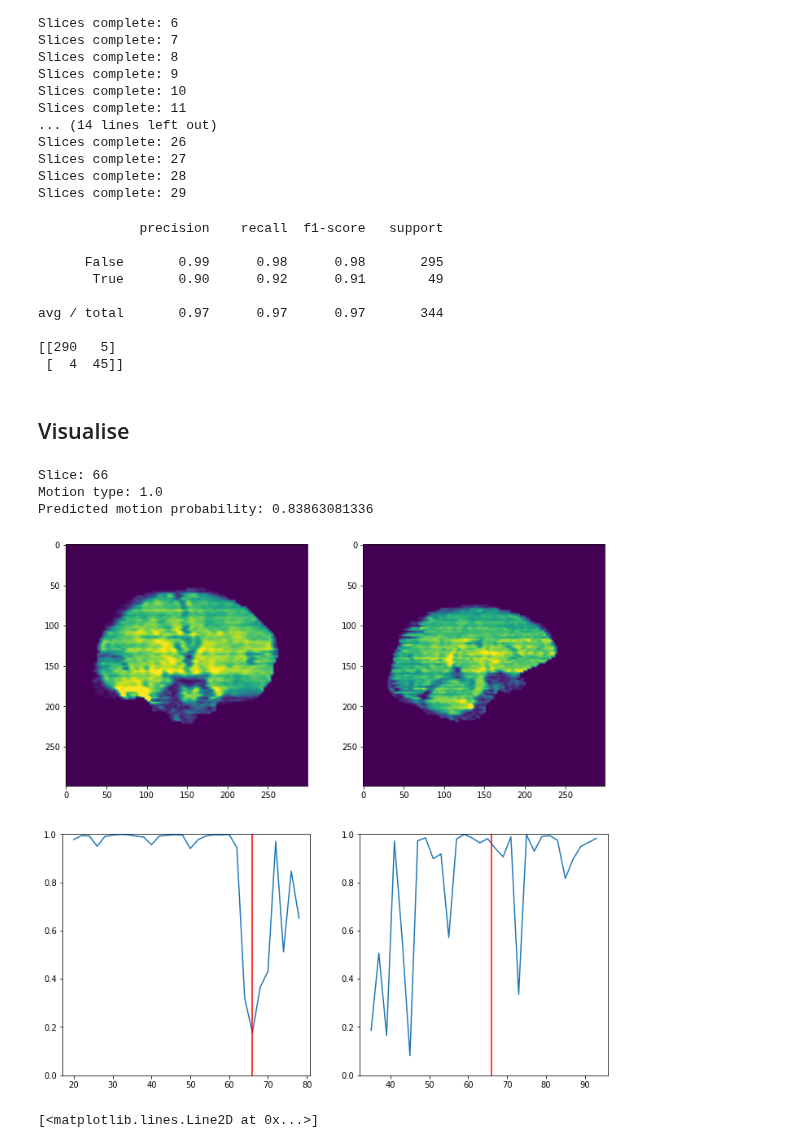
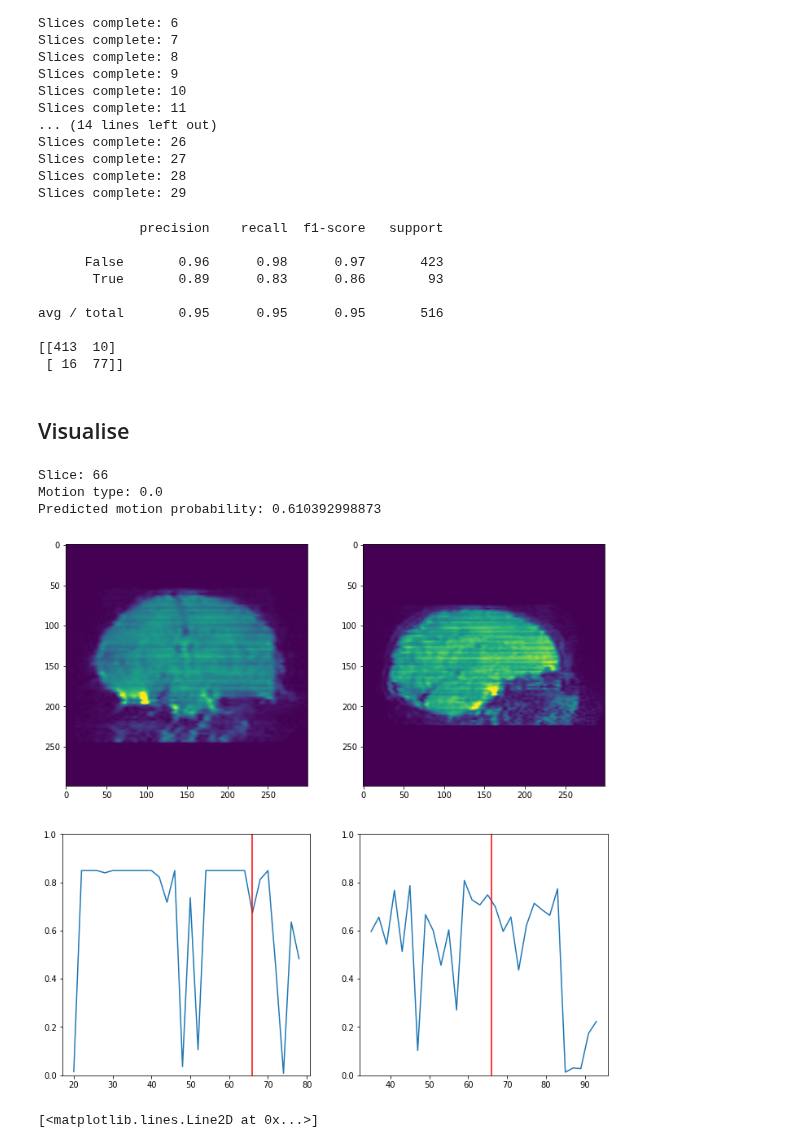
Before and after one commit to marksgraham/deep-qc, a Jupyter notebook: code/test_real.ipynb, the cells around one changed output. Saved outputs shown, nothing was run; the diff lists cells and outputs as text; code cells hidden in the pictures.

```diff
--- a/code/test_real.ipynb
+++ b/code/test_real.ipynb
@@ -131,7 +132,7 @@ def preprocess_input_scaling(x):
 # %%
 test_vols= 172*8
 
-X_full,y_full = fetch_real_data('../data/sourcedata/',10,8)
+X_full,y_full = fetch_real_data('../data/sourcedata/',3)
 #X=X_full[test_vols:,:,:,:]
 #y=y_full[test_vols:]
 X=X_full
@@ -184,12 +188,13 @@ elif view == 'saggital':
 from sklearn.metrics import confusion_matrix, accuracy_score
 from keras import models
 
-#Best sim:
-model_saggital=   models.load_model('keras_logs/2017-10-09-13-45-17.epoch29-lossval0.20.hdf5')
+#Best sim
+model_saggital=   models.load_model('keras_logs/2017-10-13-13-50-06.epoch29-lossval0.21.hdf5')
+#model_coronal = models.load_model('keras_logs/2017-10-13-13-22-58.epoch29-lossval0.21.hdf5')
+
 #Best real:
-#model_saggital=   models.load_model('keras_logs/real2017-10-11-14-38-31.epoch29-lossval0.23.hdf5')
-
-model_coronal = model_saggital
+#model_saggital=   models.load_model('keras_logs/real_2017-10-13-14-27-04.epoch29-lossval0.18.hdf5')
+#model_coronal = models.load_model('keras_logs/real_2017-10-13-15-00-08.epoch29-lossval0.19.hdf5')
 
 validation_generator = ImageDataGenerator(
     featurewise_center=False,
@@ -220,11 +225,11 @@ model_predictions_saggital = np.zeros((X_test.shape[0],num_slices))
 y_test_fake = np.ones((X_test.shape[0]))
 
 for i in range(num_slices):
-    #Coronal
-    X_test_slice = preprocess_data_coronal(X[:,10:110,:,:],base_slice = 20+2*i)
-    #Redefine validation generator to reset
-    validation_data_for_testing = validation_generator.flow(X_test_slice,y_test_fake,batch_size=validation_batch_size,shuffle=False)
-    model_predictions_coronal[:,i] = model_coronal.predict_generator(validation_data_for_testing,num_validation_steps)[:,1]
+#     #Coronal
+#     X_test_slice = preprocess_data_coronal(X[:,10:110,:,:],base_slice = 20+2*i)
+#     #Redefine validation generator to reset
+#     validation_data_for_testing = validation_generator.flow(X_test_slice,y_test_fake,batch_size=validation_batch_size,shuffle=False)
+#     model_predictions_coronal[:,i] = model_coronal.predict_generator(validation_data_for_testing,num_validation_steps)[:,1]
 
     #saggital
     X_test_slice = preprocess_data_saggital(X,base_slice = 35+2*i)
@@ -252,23 +257,23 @@ Slices complete: 27
 Slices complete: 28
 Slices complete: 29
 # %%
-predictions_combined = np.concatenate((model_predictions_coronal,model_predictions_saggital),axis=1)
-#predictions_combined = model_predictions_saggital
+#predictions_combined = np.concatenate((model_predictions_coronal,model_predictions_saggital),axis=1)
+predictions_combined = model_predictions_saggital
 
-y_pred = np.mean(predictions_combined,axis=1) > 0.96
+y_pred = np.mean(predictions_combined,axis=1) > 0.83
 
 print(classification_report((y!=0),y_pred))
 print(confusion_matrix((y!=0),y_pred))
 # %% [output]
              precision    recall  f1-score   support
 
-      False       0.99      0.98      0.98       295
-       True       0.90      0.92      0.91        49
+      False       0.96      0.98      0.97       423
+       True       0.89      0.83      0.86        93
 
-avg / total       0.97      0.97      0.97       344
+avg / total       0.95      0.95      0.95       516
 
-[[290   5]
- [  4  45]]
+[[413  10]
+ [ 16  77]]
 # %% [markdown]
 ## Visualise
 # %%
@@ -285,37 +290,37 @@ ind_false_neg = [indx for indx,y in enumerate(y_val) if (y_val[indx] == 1) and (
 ind_false_pos = [indx for indx,y in enumerate(y_val) if (y_val[indx] == 0) and (y_pred_val[indx] == 1) ]
 # %%
 plt.figure(figsize=(12,12))
-index =3
+index =0
 slice_= 66
-index2 = ind_false_neg[index]
+index2 = ind_false_pos[index]
 
 X_preprocessed_coronal = preprocess_data_coronal(np.expand_dims(X[index2,10:110,:,:],axis=0),base_slice = slice_,rescale=True)
 X_preprocessed_saggital = preprocess_data_saggital(np.expand_dims(X[index2,:,:,:],axis=0),base_slice = slice_,rescale=True)
 plt.subplot(2,2,1)
 plt.imshow(np.rot90(X_preprocessed_coronal[0,:,:,0]),vmin=-1,vmax=1)
 plt.subplot(2,2,2)
 plt.imshow(np.rot90(X_preprocessed_saggital[0,:,:,0]),vmin=-1,vmax=1)
 plt.subplot(2,2,3)
 x_slices = 20+2*np.linspace(0,29,30)
 plt.plot(x_slices,model_predictions_coronal[index2,:])
 plt.hold
 plt.plot([slice_,slice_],[0,1],'r')
 plt.ylim(0,1)
 plt.subplot(2,2,4)
 x_slices = 35+2*np.linspace(0,29,30)
 plt.plot(x_slices,model_predictions_saggital[index2,:])
 plt.hold
 plt.plot([slice_,slice_],[0,1],'r')
 plt.ylim(0,1)
 
 print('Slice:',slice_)
 print('Motion type:',y[index2])
 print('Predicted motion probability:',np.mean(predictions_combined[index2,:]))
 # %% [output]
 Slice: 66
-Motion type: 1.0
-Predicted motion probability: 0.83863081336
+Motion type: 0.0
+Predicted motion probability: 0.610392998873
-[figure, old version]
+[figure, new version]
 # %%
 plt.plot(np.mean(predictions_combined[ind_true_neg,:],axis=1))
 # %% [output]
```
Also changed, not shown: parts of 3 cells of this notebook, 2 other files.
